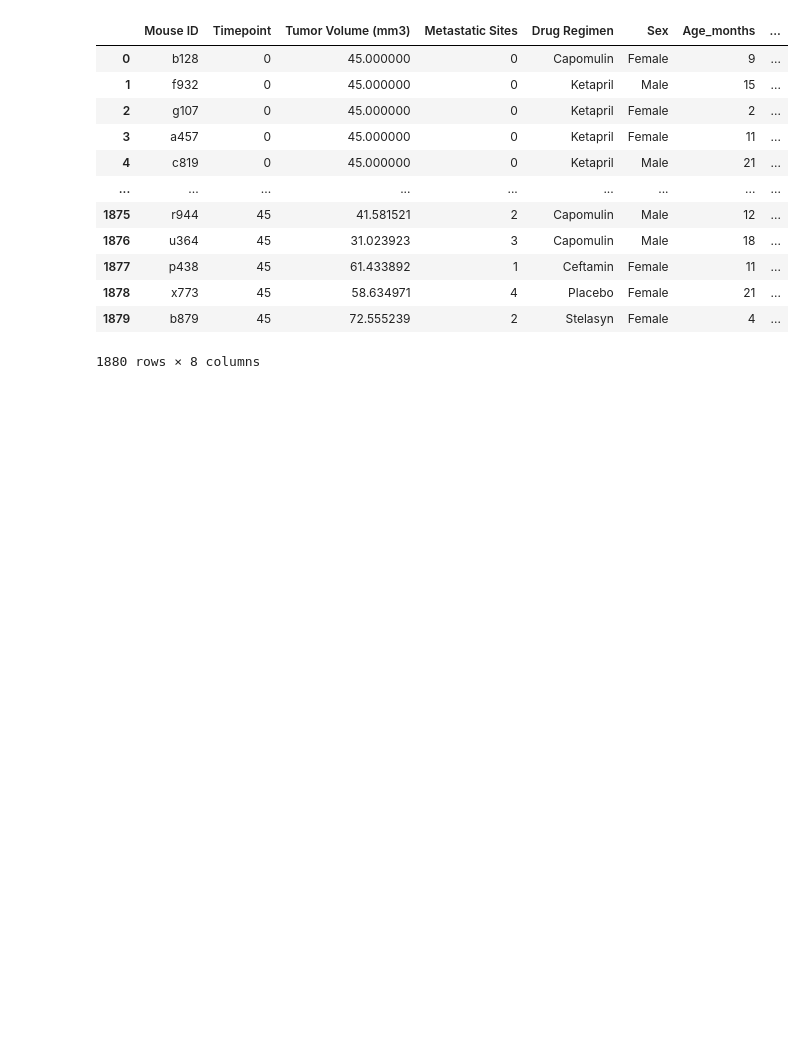
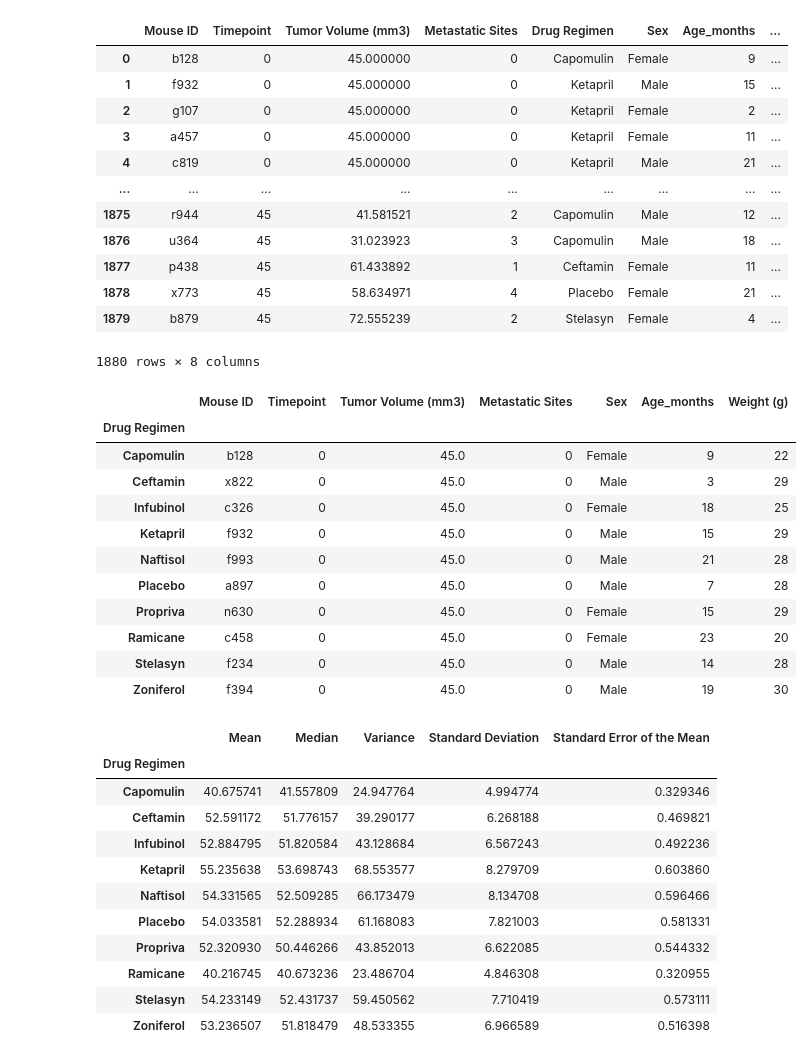
Before and after one commit to kevinzhouhogwarts/Pymaceuticals, a Jupyter notebook: pymaceuticals_assignment.ipynb, the cells around one changed output. Drawn from its saved outputs; the diff is of its cells as text; code cells hidden in the pictures; blank space fills up the shorter version.

```diff
--- a/pymaceuticals_assignment.ipynb
+++ b/pymaceuticals_assignment.ipynb
@@ -83,4 +84,53 @@ Mice with duplicate timepoint data: ['g989']
 1880 rows × 8 columns
 # %%
 # Generate summary statistics
+
+# Filter for only data from 45 days
+# study_cleaned_45_df = study_cleaned_df[study_cleaned_df["Timepoint"] == 45]
+
+# Group the filtered data by drug
+grouped_df = study_cleaned_df.groupby(["Drug Regimen"])
+display(grouped_df.first())
+
+# Record the summary statistics for each drug
+mean = grouped_df["Tumor Volume (mm3)"].mean()
+median = grouped_df["Tumor Volume (mm3)"].median()
+variance = grouped_df["Tumor Volume (mm3)"].var()
+std_dev = grouped_df["Tumor Volume (mm3)"].std()
+sem = grouped_df["Tumor Volume (mm3)"].sem()
+
+summary_statistics_df = pd.DataFrame({
+    "Mean": mean,
+    "Median": median,
+    "Variance": variance,
+    "Standard Deviation": std_dev,
+    "Standard Error of the Mean": sem
+})
+
+summary_statistics_df
+# %% [output]
+|  | Mouse ID | Timepoint | Tumor Volume (mm3) | Metastatic Sites | Sex | Age_months | Weight (g) |
+| Drug Regimen |  |  |  |  |  |  |  |
+| Capomulin | b128 | 0 | 45.0 | 0 | Female | 9 | 22 |
+| Ceftamin | x822 | 0 | 45.0 | 0 | Male | 3 | 29 |
+| Infubinol | c326 | 0 | 45.0 | 0 | Female | 18 | 25 |
+| Ketapril | f932 | 0 | 45.0 | 0 | Male | 15 | 29 |
+| Naftisol | f993 | 0 | 45.0 | 0 | Male | 21 | 28 |
+| Placebo | a897 | 0 | 45.0 | 0 | Male | 7 | 28 |
+| Propriva | n630 | 0 | 45.0 | 0 | Female | 15 | 29 |
+| Ramicane | c458 | 0 | 45.0 | 0 | Female | 23 | 20 |
+| Stelasyn | f234 | 0 | 45.0 | 0 | Male | 14 | 28 |
+| Zoniferol | f394 | 0 | 45.0 | 0 | Male | 19 | 30 |
+|  | Mean | Median | Variance | Standard Deviation | Standard Error of the Mean |
+| Drug Regimen |  |  |  |  |  |
+| Capomulin | 40.675741 | 41.557809 | 24.947764 | 4.994774 | 0.329346 |
+| Ceftamin | 52.591172 | 51.776157 | 39.290177 | 6.268188 | 0.469821 |
+| Infubinol | 52.884795 | 51.820584 | 43.128684 | 6.567243 | 0.492236 |
+| Ketapril | 55.235638 | 53.698743 | 68.553577 | 8.279709 | 0.603860 |
+| Naftisol | 54.331565 | 52.509285 | 66.173479 | 8.134708 | 0.596466 |
+| Placebo | 54.033581 | 52.288934 | 61.168083 | 7.821003 | 0.581331 |
+| Propriva | 52.320930 | 50.446266 | 43.852013 | 6.622085 | 0.544332 |
+| Ramicane | 40.216745 | 40.673236 | 23.486704 | 4.846308 | 0.320955 |
+| Stelasyn | 54.233149 | 52.431737 | 59.450562 | 7.710419 | 0.573111 |
+| Zoniferol | 53.236507 | 51.818479 | 48.533355 | 6.966589 | 0.516398 |
 # %%
```
Also changed, not shown: parts of 4 cells of this notebook.
